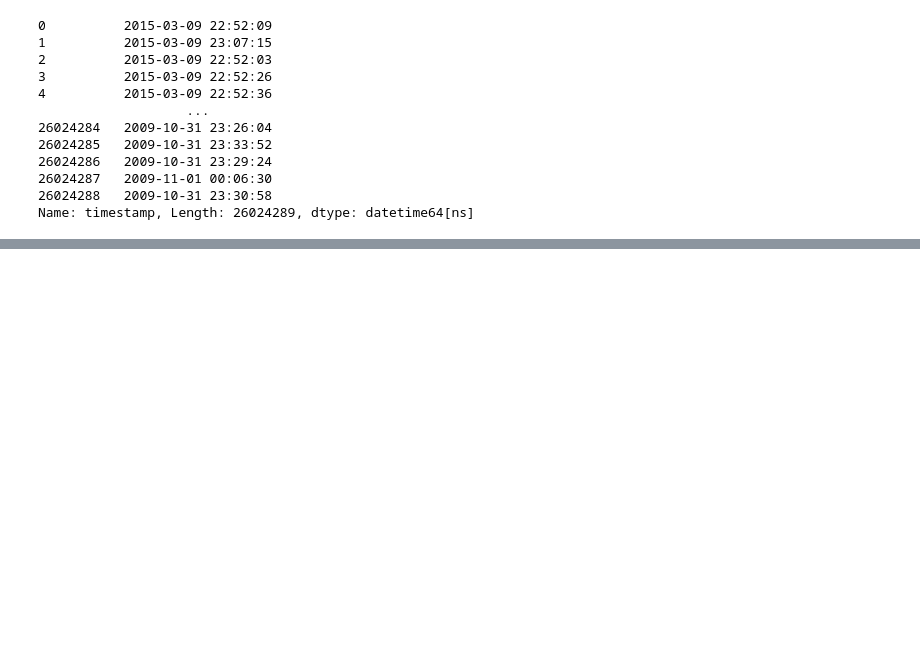
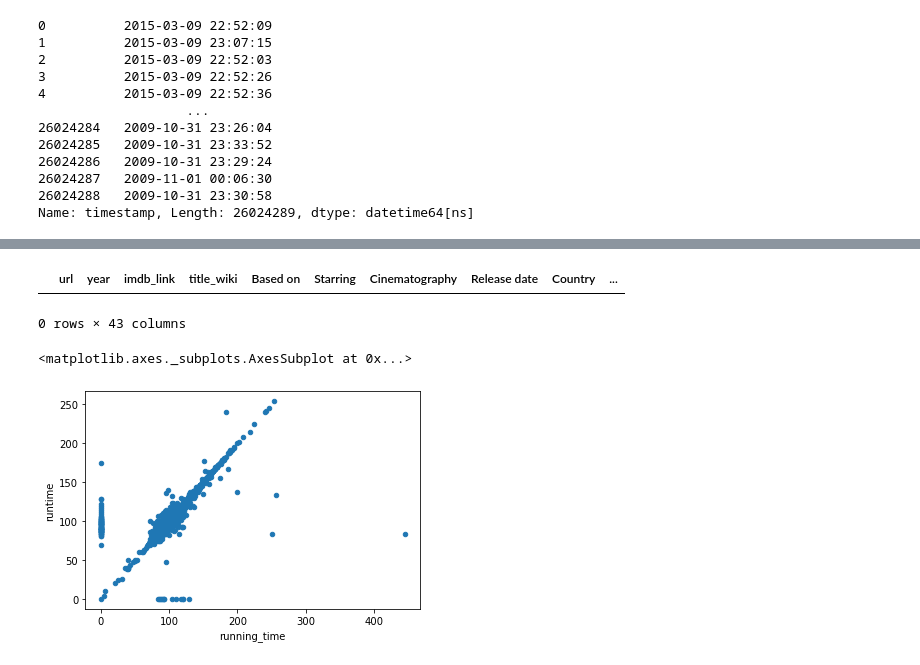
Before and after one commit to AnnieShaffer/Movies-ETL, a Jupyter notebook: Extract.ipynb, the cells around one changed output, grey strips where cells are left out. Cells and saved outputs as stored; diff of their text form; code cells hidden in the pictures; blank space fills up the shorter version.

Commit message:
Update Extract fill

```diff
--- a/Extract.ipynb
+++ b/Extract.ipynb
@@ -365,7 +359,7 @@ def parse_dollars(s):
         return np.nan
 
     # if input is of the form $###.# million
-    if re.match(r'\$\s*\d+\.?\d*\s*milli?on', s, glags=re.IGNORECASE):
+    if re.match(r'\$\s*\d+\.?\d*\s*milli?on', s, flags=re.IGNORECASE):
 
         # remove dollar sign and " million"
         s = re.sub('\$|\s|[a-zA-Z]','', s)
@@ -408 +400,5 @@ budget = wiki_movies_df['Budget'].dropna()
+# %%
+wiki_movies_df['box_office'] = box_office.str.extract(f'({form_one}|{form_two})', flags=re.IGNORECASE)[0].apply(parse_dollars)
+# %%
+wiki_movies_df.drop('Box office', axis=1, inplace=True)
 # %%
@@ -608,0 +609,3 @@ Name: timestamp, Length: 26024289, dtype: datetime64[ns]
+# %%
+# Print list to find redundant columns
+movies_df = pd.merge(wiki_movies_df, kaggle_metadata, on='imdb_id', suffixes=['_wiki','_kaggle'])
@@ -608,0 +645,12 @@ Name: timestamp, Length: 26024289, dtype: datetime64[ns]
+# %%
+# Confirm there are not titles missing in the kaggle data
+movies_df[(movies_df['title_kaggle'] == '') | (movies_df['title_kaggle'].isnull())]
+# %% [output]
+|  | url | year | imdb_link | title_wiki | Based on | Starring | Cinematography | Release date | Country | ... |
+0 rows × 43 columns
+# %%
+# Find missing data in runtime
+movies_df.fillna(0).plot(x='running_time', y='runtime', kind='scatter')
+# %% [output]
+<matplotlib.axes._subplots.AxesSubplot at 0x...>
+[figure, added]
```
Also changed, not shown: parts of 37 cells of this notebook.
